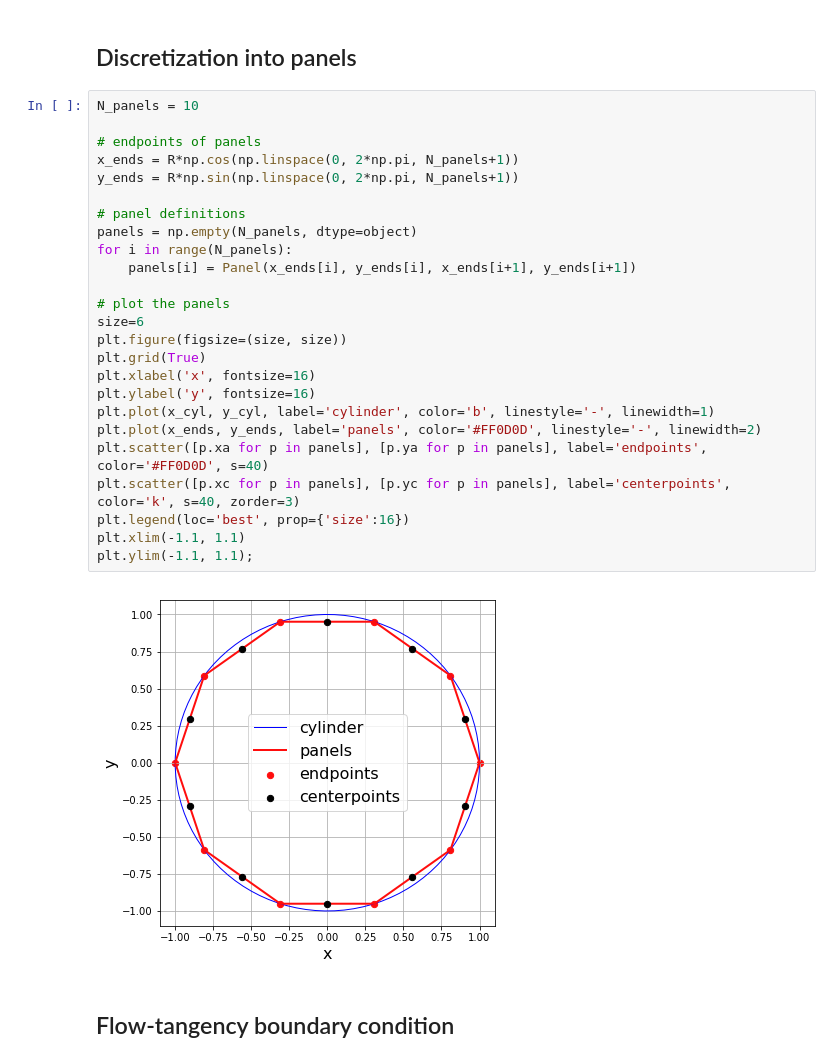
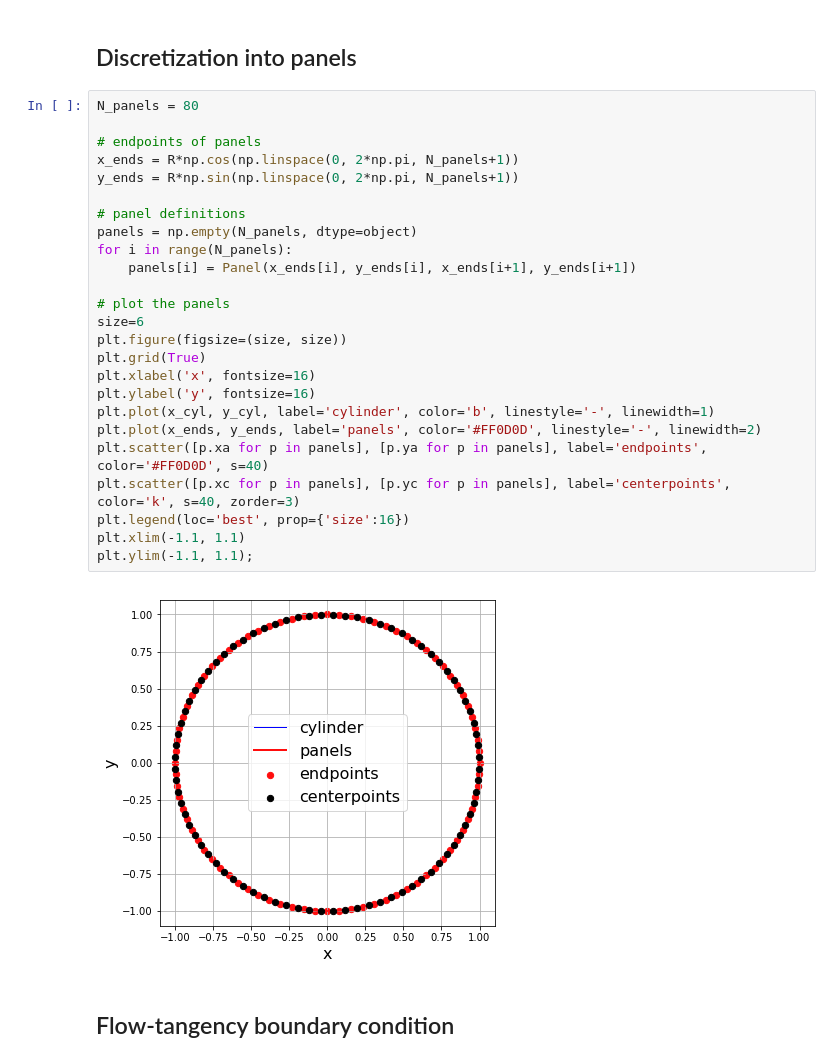
Before and after one commit to bobforcha/mae6226_workspace, a Jupyter notebook: lesson_09.ipynb, the cells around one changed output. Cells and saved outputs as stored; diff of their text form.

```diff
--- a/lesson_09.ipynb
+++ b/lesson_09.ipynb
@@ -27,32 +27,32 @@ plt.ylim(-1.1, 1.1);
 # %% [markdown]
 ## Discretization into panels
 # %%
-N_panels = 10
+N_panels = 80
 
 # endpoints of panels
 x_ends = R*np.cos(np.linspace(0, 2*np.pi, N_panels+1))
 y_ends = R*np.sin(np.linspace(0, 2*np.pi, N_panels+1))
 
 # panel definitions
 panels = np.empty(N_panels, dtype=object)
 for i in range(N_panels):
     panels[i] = Panel(x_ends[i], y_ends[i], x_ends[i+1], y_ends[i+1])
 
 # plot the panels
 size=6
 plt.figure(figsize=(size, size))
 plt.grid(True)
 plt.xlabel('x', fontsize=16)
 plt.ylabel('y', fontsize=16)
 plt.plot(x_cyl, y_cyl, label='cylinder', color='b', linestyle='-', linewidth=1)
 plt.plot(x_ends, y_ends, label='panels', color='#FF0D0D', linestyle='-', linewidth=2)
 plt.scatter([p.xa for p in panels], [p.ya for p in panels], label='endpoints', color='#FF0D0D', s=40)
 plt.scatter([p.xc for p in panels], [p.yc for p in panels], label='centerpoints', color='k', s=40, zorder=3)
 plt.legend(loc='best', prop={'size':16})
 plt.xlim(-1.1, 1.1)
 plt.ylim(-1.1, 1.1);
 # %% [output]
-[figure, old version]
+[figure, new version]
 # %% [markdown]
 ## Flow-tangency boundary condition
 # %% [markdown]
```
Also changed, not shown: parts of 3 cells of this notebook.
